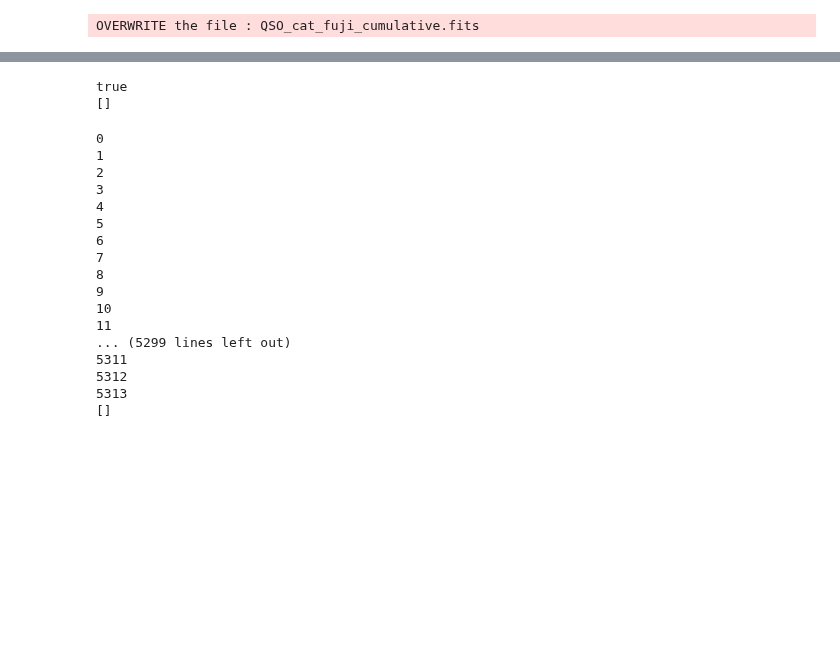
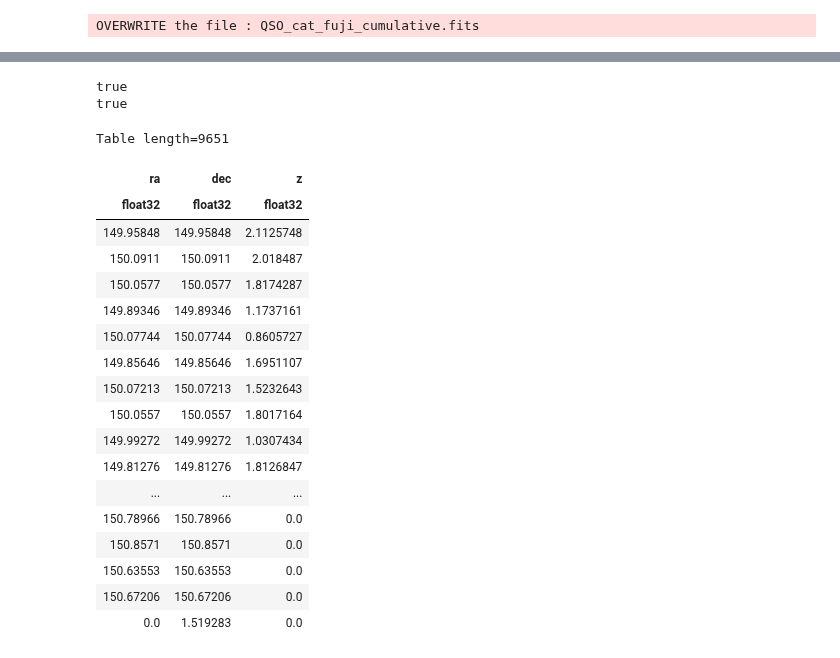
Before and after one commit to DESI-UR/Void_analysis, a Jupyter notebook: nb/QSO_Catalog.ipynb, the cells around one changed output, grey strips where cells are left out. Saved outputs shown, nothing was run; the diff lists cells and outputs as text; code cells hidden in the pictures; blank space fills up the shorter version.

```diff
--- a/nb/QSO_Catalog.ipynb
+++ b/nb/QSO_Catalog.ipynb
@@ -654,46 +656,18 @@ Table length=5314
 RA=np.array([])
 DEC=np.array([])
 z=np.array([])
-list=[]
-
 
 def arraytolist(array):
+    list=[]
     for x in array:
         list.append(x)
     return list
-
-if arraytolist(data[0][4])==["Q","S","O"]:
-    print("true")
-
-for row in range(0,len(data),1):
-    if arraytolist(data[row][4])==["Q","S","O"]:
-        print("row")
-        RA=np.append(RA,data["TARGET_RA"][row])
-print(RA)
 # %% [output]
 true
-[]
+true
 # %%
 for row in range(0,len(data),1):
     if arraytolist(data[row][4])==["Q","S","O"]:
-        print("row")
         RA=np.append(RA,data["TARGET_RA"][row])
-print(RA)
+        DEC=np.append(DEC,data["TARGET_DEC"][row])
+        z=np.append(z,data["Z"][row])
-# %% [output]
-0
-1
-2
-3
-4
-5
-6
-7
-8
-9
-10
-11
-... (5299 lines left out)
-5311
-5312
-5313
-[]
@@ -699,0 +682,24 @@ print(RA)
+# %%
+hdul=fits.open('/global/homes/s/schampat/Voids/Void_analysis/Data/Quasars-redshift.fits')
+data = Table(hdul[1].data)
+data
+# %% [output]
+Table length=9651
+| ra | dec | z |
+| float32 | float32 | float32 |
+| 149.95848 | 149.95848 | 2.1125748 |
+| 150.0911 | 150.0911 | 2.018487 |
+| 150.0577 | 150.0577 | 1.8174287 |
+| 149.89346 | 149.89346 | 1.1737161 |
+| 150.07744 | 150.07744 | 0.8605727 |
+| 149.85646 | 149.85646 | 1.6951107 |
+| 150.07213 | 150.07213 | 1.5232643 |
+| 150.0557 | 150.0557 | 1.8017164 |
+| 149.99272 | 149.99272 | 1.0307434 |
+| 149.81276 | 149.81276 | 1.8126847 |
+| ... | ... | ... |
+| 150.78966 | 150.78966 | 0.0 |
+| 150.8571 | 150.8571 | 0.0 |
+| 150.63553 | 150.63553 | 0.0 |
+| 150.67206 | 150.67206 | 0.0 |
+| 0.0 | 1.519283 | 0.0 |
```
Also changed, not shown: parts of 5 cells of this notebook, 4 other files.
